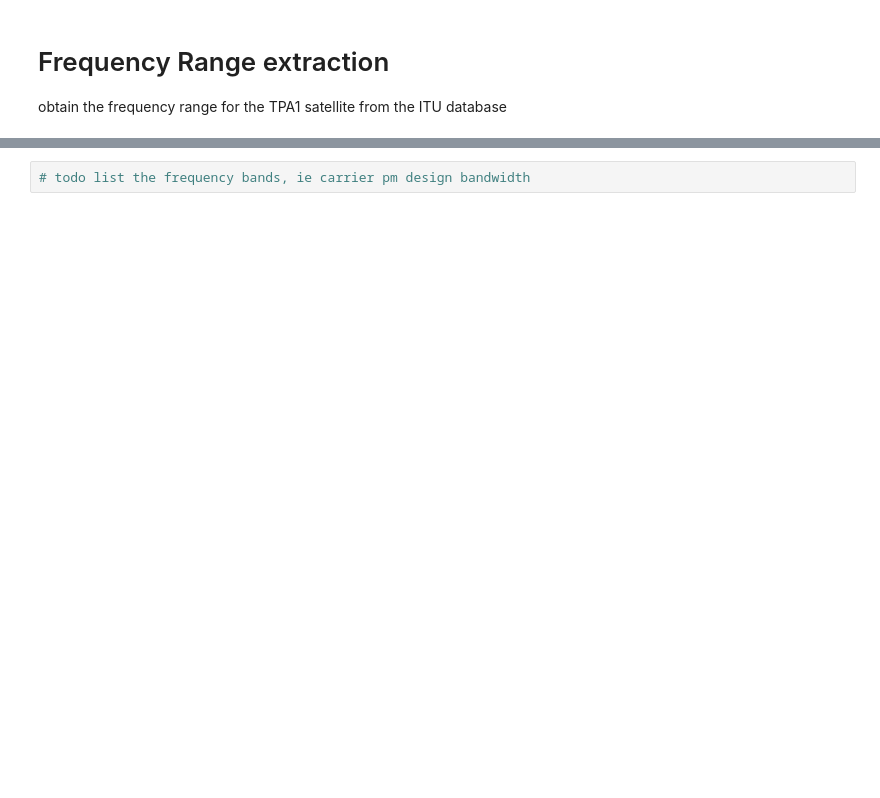
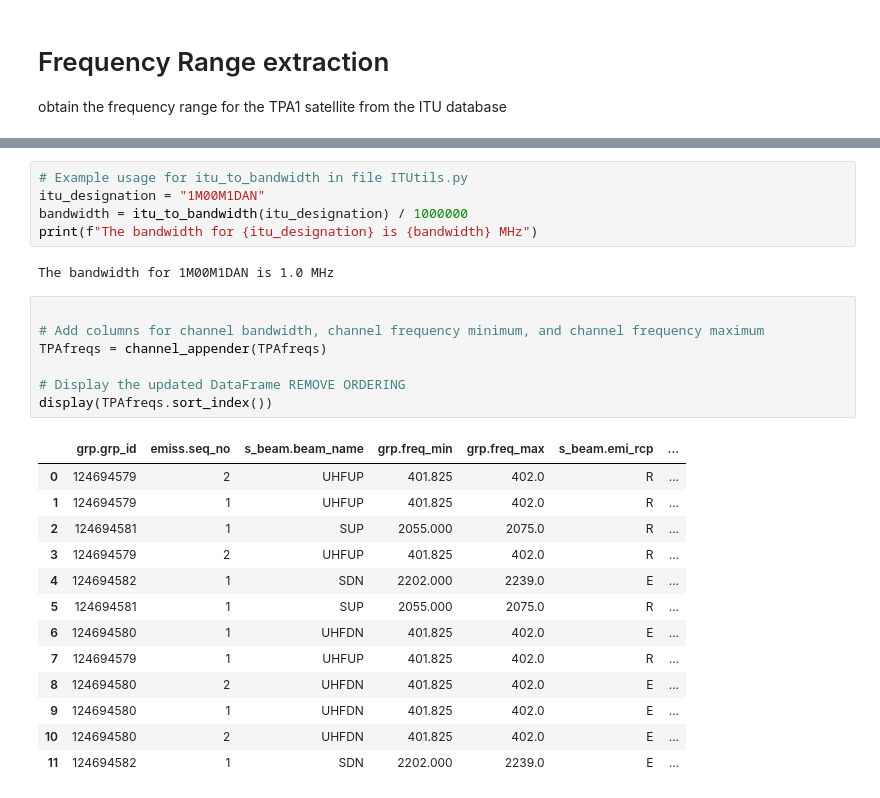
Before and after one commit to Mencarelli-Simone/TPA1_ITU_SE_SIEVE, a Jupyter notebook: tpa_frq_extraction.ipynb, the cells around one changed output, grey strips where cells are left out. Drawn from its saved outputs; the diff is of its cells as text; blank space fills up the shorter version.

```diff
--- a/tpa_frq_extraction.ipynb
+++ b/tpa_frq_extraction.ipynb
@@ -71,2 +82,28 @@ display(unique_freqs_df)
 # %%
-# todo list the frequency bands, ie carrier pm design bandwidth
+# Example usage for itu_to_bandwidth in file ITUtils.py
+itu_designation = "1M00M1DAN"
+bandwidth = itu_to_bandwidth(itu_designation) / 1000000
+print(f"The bandwidth for {itu_designation} is {bandwidth} MHz")
+# %% [output]
+The bandwidth for 1M00M1DAN is 1.0 MHz
+# %%
+
+# Add columns for channel bandwidth, channel frequency minimum, and channel frequency maximum
+TPAfreqs = channel_appender(TPAfreqs)
+
+# Display the updated DataFrame REMOVE ORDERING
+display(TPAfreqs.sort_index())
+# %% [output]
+|  | grp.grp_id | emiss.seq_no | s_beam.beam_name | grp.freq_min | grp.freq_max | s_beam.emi_rcp | ... |
+| 0 | 124694579 | 2 | UHFUP | 401.825 | 402.0 | R | ... |
+| 1 | 124694579 | 1 | UHFUP | 401.825 | 402.0 | R | ... |
+| 2 | 124694581 | 1 | SUP | 2055.000 | 2075.0 | R | ... |
+| 3 | 124694579 | 2 | UHFUP | 401.825 | 402.0 | R | ... |
+| 4 | 124694582 | 1 | SDN | 2202.000 | 2239.0 | E | ... |
+| 5 | 124694581 | 1 | SUP | 2055.000 | 2075.0 | R | ... |
+| 6 | 124694580 | 1 | UHFDN | 401.825 | 402.0 | E | ... |
+| 7 | 124694579 | 1 | UHFUP | 401.825 | 402.0 | R | ... |
+| 8 | 124694580 | 2 | UHFDN | 401.825 | 402.0 | E | ... |
+| 9 | 124694580 | 1 | UHFDN | 401.825 | 402.0 | E | ... |
+| 10 | 124694580 | 2 | UHFDN | 401.825 | 402.0 | E | ... |
+| 11 | 124694582 | 1 | SDN | 2202.000 | 2239.0 | E | ... |
```
Also changed, not shown: parts of 5 cells of this notebook, 5 other files.
